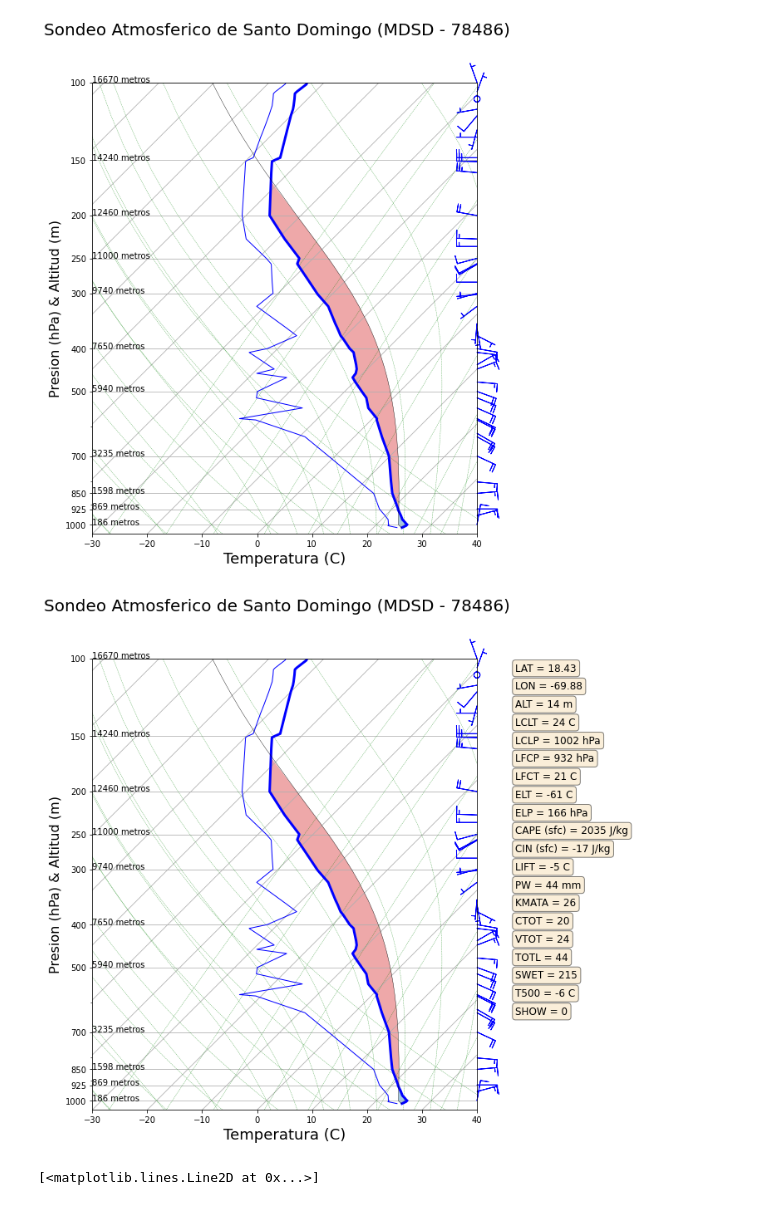
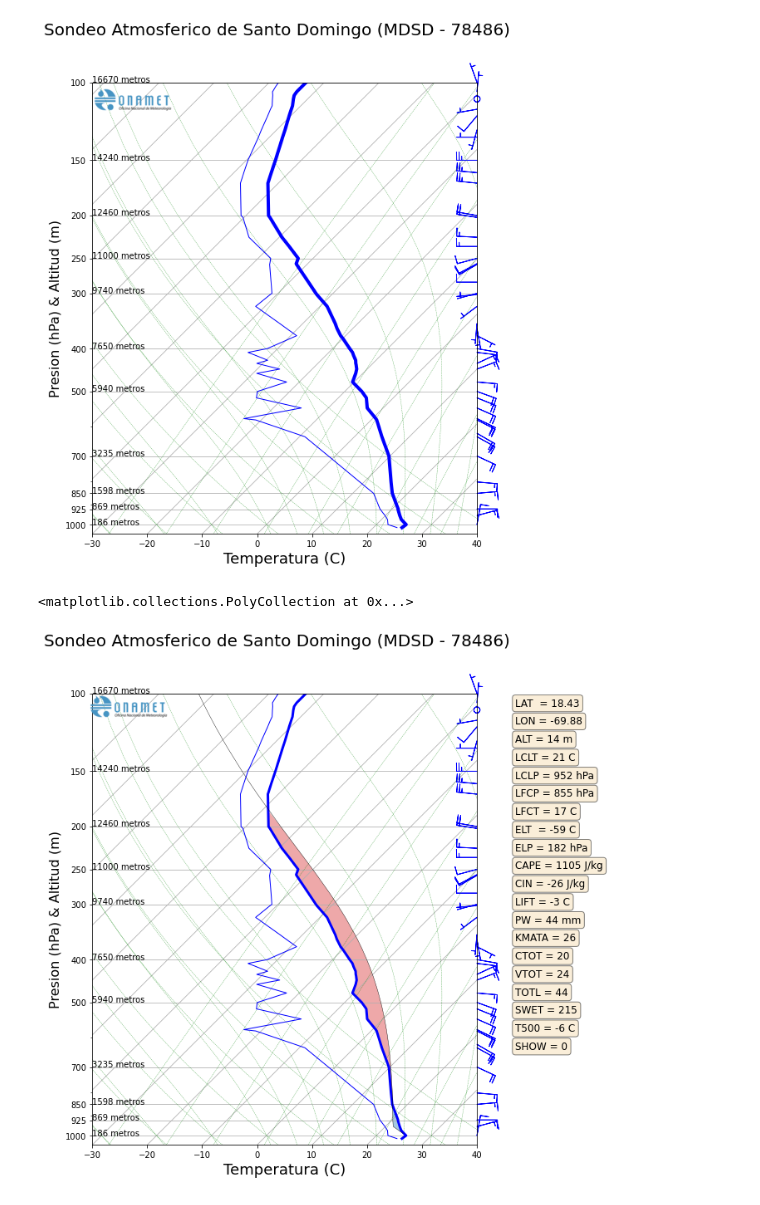
Before and after one commit to jmedinah09/UnidataProjects, a Jupyter notebook: sounding_plot_project/sounding_plot.ipynb, the cells around one changed output. Cells and saved outputs as stored; diff of their text form; code cells hidden in the pictures.

Commit message:
Parcel Path fixed, now is calculated as wyomingo does it

```diff
--- a/sounding_plot_project/sounding_plot.ipynb
+++ b/sounding_plot_project/sounding_plot.ipynb
@@ -27,7 +28,7 @@ d  = pandas_dataframe_to_unit_arrays(df)
 fig = plt.figure(figsize=(10, 10))
 skew = plots.SkewT(fig, rotation = 45)
 
-skew.plot(d['pressure'], d['temperature'], 'b', linewidth = 3)
+skew.plot(d['pressure'], d['temperature'], 'b', linewidth = 4)
 skew.plot(d['pressure'], d['dewpoint'], 'b', linewidth = 1)
 
 skew.ax.set_ylim(1050, 100)
@@ -36,7 +37,7 @@ skew.ax.set_xlim(-30, 40)
 fig.suptitle('Sondeo Atmosferico de Santo Domingo (MDSD - 78486)', fontsize = 20)
 plt.xlabel('Temperatura (C)', fontsize = 18)
 plt.ylabel('Presion (hPa) & Altitud (m)', fontsize = 16)
-plt.yticks(ticks=[1000, 925, 850, 700, 500, 400, 300, 250, 200, 150, 100])
+plt.yticks(ticks=mandatory_levels)
 
 interval = np.logspace(2, 3) * units.hPa
 idx = mpcalc.resample_nn_1d(d['pressure'], interval)
@@ -50,23 +51,15 @@ p_space = np.linspace(100, max(skew.ax.get_ylim())) * units.mbar
 skew.plot_mixing_lines(pressure = p_space, colors = 'green', linewidth = 0.4, alpha = 0.7)
 #skew.plot_mixing_lines(colors = 'green', linewidth = 0.4, alpha = 0.7)
 
-parcel_path = mpcalc.parcel_profile(d['pressure'], d['temperature'][0], d['dewpoint'][0])
-skew.plot(d['pressure'], parcel_path, color = 'k', linewidth = 0.4)
-
-mask = d['pressure'] >= 200 * units.hPa
-skew.shade_cape(d['pressure'], d['temperature'], parcel_path)
-skew.shade_cin(d['pressure'][mask], d['temperature'][mask], parcel_path[mask])
-
-
-# logo = imread('onamet_75x75.png')
-# fig.figimage(logo, 60, 565, zorder=100)
+logo = imread('onamet_75x75.png')
+fig.figimage(logo, 65, 560, zorder=100)
 
 #interval = [k for k in range(1000, 0, -100)] * units.hPa
-interval = [1000, 925, 850, 700, 500, 400, 300, 250, 200, 150, 100] * units.hPa
+interval = mandatory_levels * units.hPa
 idx = mpcalc.resample_nn_1d(d['pressure'], interval)
 for p, t, h  in zip(d['pressure'][idx], d['temperature'][idx], d['height'][idx]):
     if p >= 100 * units.hPa:
         skew.ax.text(-0.0001, p, f'{round(h.m, 0)} metros', fontsize=10,
                      transform = skew.ax.get_yaxis_transform(which='tick2'))
 # %% [output]
-[figure, old version]
+[figure, new version]
@@ -82 +76,28 @@ for p, t, h  in zip(d['pressure'][idx], d['temperature'][idx], d['height'][idx])
+# %%
+#https://stackoverflow.com/questions/65985185/cape-cin-returning-incorrect-values
+
+# Calculate the mixed parcel--need to pass pressure as an additional variable to "mix" so that we get
+# an appropriate "average pressure" to use as the mixed parcel
+
+parcel_temperature, parcel_dewpoint, mixed_pressure = mpcalc.mixed_layer(d['pressure'], d['temperature'],
+                                                           d['dewpoint'], d['pressure'],
+                                                           height=d['height'], depth=500 * units.m)
+
+# Replace the lowest part of the sounding with the mixed value
+pressure_mixed = np.concatenate([np.atleast_1d(mixed_pressure), d['pressure'][d['pressure'] < mixed_pressure]])
+temperature_mixed = np.concatenate([np.atleast_1d(parcel_temperature),
+                                    d['temperature'][d['pressure'] < mixed_pressure]])
+dewpoint_mixed = np.concatenate([np.atleast_1d(parcel_dewpoint), d['dewpoint'][d['pressure'] < mixed_pressure]])
+
+# Calculate the parcel profile, including the LCL--this interpolates the sounding to the level of the LCL
+# as well, so that the profile and all variables have the same points
+
+parcel_path_LCL = mpcalc.parcel_profile(pressure_mixed, parcel_temperature, parcel_dewpoint)
+skew.plot(pressure_mixed, parcel_path_LCL, color = 'k', linewidth = 0.4)
+
+mask = pressure_mixed >= 200 * units.hPa
+skew.shade_cape(pressure_mixed, temperature_mixed, parcel_path_LCL)
+skew.shade_cin(pressure_mixed[mask], temperature_mixed[mask], parcel_path_LCL[mask])
+# %% [output]
+<matplotlib.collections.PolyCollection at 0x...>
 # %%
@@ -161,30 +159,22 @@ SWET = 12*TD850.m + 20 * b * TOTL.m + 2*WS850.m + WS500.m + 125 * a *(float(np.s
 # %%
 props = dict(boxstyle='round', facecolor='wheat', alpha=0.5)
 
-# indexes = [lcl_pressure, lcl_temperature, lfc_pressure, lfc_temperature, el_pressure, el_temperature,
-#            sfc_cape, sfc_cin, mtsu_cape, mstu_cin, li, pw]
-
-txts     = [f'LAT = 18.43', f'LON = -69.88', f'ALT = 14 m',
+txts     = [f'LAT  = 18.43', f'LON = -69.88', f'ALT = 14 m',
             f'LCLT = {int(lcl_temperature.m)} C', f'LCLP = {int(lcl_pressure.m)} hPa',
             f'LFCP = {int(lfc_pressure.m)} hPa', f'LFCT = {int(lfc_temperature.m)} C',
-            f'ELT = {int(el_temperature.m)} C', f'ELP = {int(el_pressure.m)} hPa',
-            f'CAPE (sfc) = {int(sfc_cape.m)} J/kg', f'CIN (sfc) = {int(sfc_cin.m)} J/kg',
+            f'ELT  = {int(el_temperature.m)} C', f'ELP = {int(el_pressure.m)} hPa',
+            f'CAPE = {int(cape.m)} J/kg', f'CIN = {int(cin.m)} J/kg',
             f'LIFT = {int(li.m)} C', f'PW = {int(pw.m)} mm', f'KMATA = {int(KINX.m)}',
             f'CTOT = {int(CTOT.m)}', f'VTOT = {int(VTOT.m)}', f'TOTL = {int(TOTL.m)}',
             f'SWET = {int(SWET)}', f'T500 = {int(T500.m)} C', f'SHOW = {int(SHOW.m)}']
 
 xtxt = 1.1
 ytxt = 0.99
 
 for txt in txts:
     skew.ax.text(xtxt, ytxt, txt, transform=skew.ax.transAxes, fontsize=12,
                  verticalalignment='top', bbox=props)
     ytxt = ytxt - 0.04
 fig
 # %% [output]
-[figure, old version]
+[figure, new version]
-# %%
-parcel_path = mpcalc.parcel_profile(d['pressure'], d['temperature'][0], d['dewpoint'][0])
-skew.plot(d['pressure'], parcel_path, color = 'k', linewidth = 0.4)
-# %% [output]
-[<matplotlib.lines.Line2D at 0x...>]
```
Also changed, not shown: parts of 10 cells of this notebook, 4 other files.
